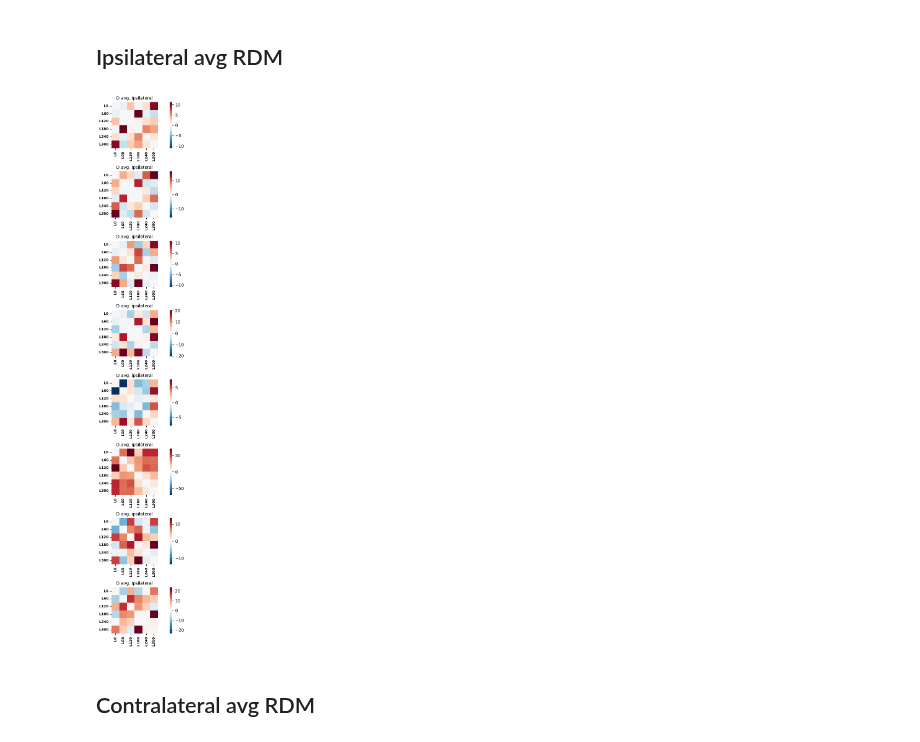
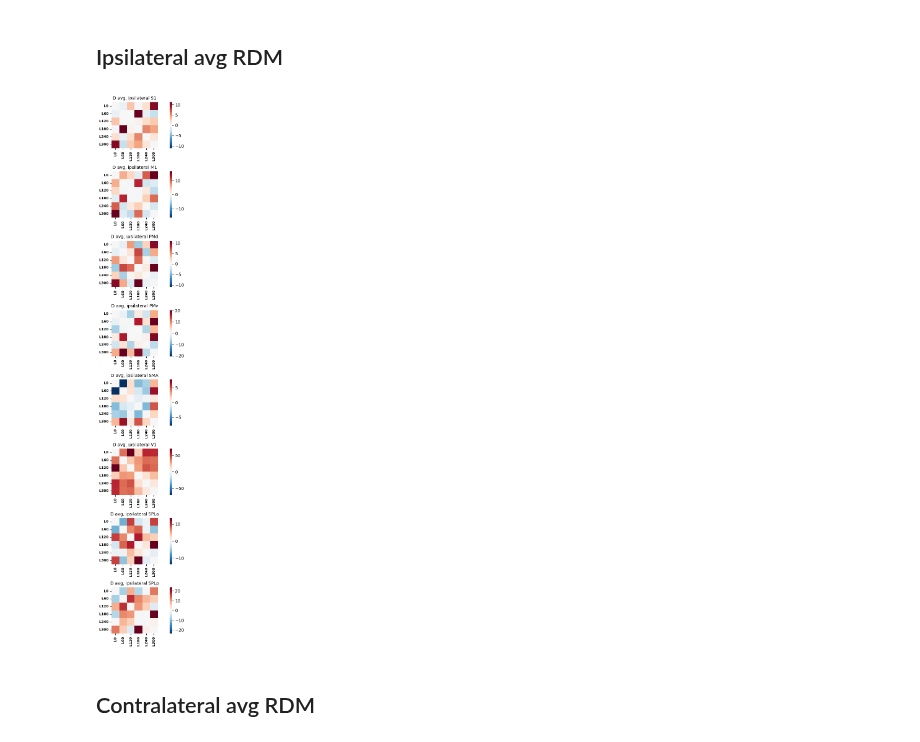
Before and after one commit to alighavam/bimanual_wrist, a Jupyter notebook: notebooks_mri/direction_encoding.ipynb, the cells around one changed output. Drawn from its saved outputs; the diff is of its cells as text; code cells hidden in the pictures.

```diff
--- a/notebooks_mri/direction_encoding.ipynb
+++ b/notebooks_mri/direction_encoding.ipynb
@@ -97,38 +97,37 @@ for i, region in enumerate(region_names):
     v_min = np.min(G_hat)
     v_max = max(abs(v_max), abs(v_min))
     sns.heatmap(G_hat, cmap=cmap, square=True, cbar_kws={'label': ''}, ax=ax, vmin=-v_max, vmax=v_max)
-    ax.set_title(f'G avg, ipsilateral', fontsize=10)
+    ax.set_title(f'G avg, ipsilateral {region}', fontsize=10)
 
     # Set labels manually with more formatting options
     ax.set_xticks(np.arange(0,len(labels))+0.5)
     ax.set_xticklabels(labels, rotation=90, fontsize=8, fontweight='bold')
     ax.set_yticks(np.arange(0,len(labels))+0.5)
     ax.set_yticklabels(labels, rotation=0, fontsize=8, fontweight='bold')
 plt.tight_layout()
 plt.savefig(f'../figures/direction_encoding/G_ipsi.pdf', bbox_inches="tight")
 plt.close()
 
-cmap = matplotlib.cm.RdBu.reversed()
 fig, axes = plt.subplots(nrows=8, ncols=1, figsize=(8,18))
 for i, region in enumerate(region_names):
     ax = axes[i]
     D = pcm.G_to_dist(G_avg[region])
     v_max = np.max(D)
     v_min = np.min(D)
     v_max = max(abs(v_max), abs(v_min))
     sns.heatmap(D, cmap=cmap, square=True, cbar_kws={'label': ''}, ax=ax, vmin=-v_max, vmax=v_max)
-    ax.set_title(f'D avg, ipsilateral', fontsize=10)
+    ax.set_title(f'D avg, ipsilateral {region}', fontsize=10)
 
     # Set labels manually with more formatting options
     ax.set_xticks(np.arange(0,len(labels))+0.5)
     ax.set_xticklabels(labels, rotation=90, fontsize=8, fontweight='bold')
     ax.set_yticks(np.arange(0,len(labels))+0.5)
     ax.set_yticklabels(labels, rotation=0, fontsize=8, fontweight='bold')
 plt.tight_layout()
 plt.savefig(f'../figures/direction_encoding/D_ipsi.pdf', bbox_inches="tight")
 plt.show()
 # %% [output]
-[figure, old version]
+[figure, new version]
 # %% [markdown]
 ## Contralateral avg RDM
 # %%
```
Also changed, not shown: parts of 1 cell of this notebook, 1 other file.
